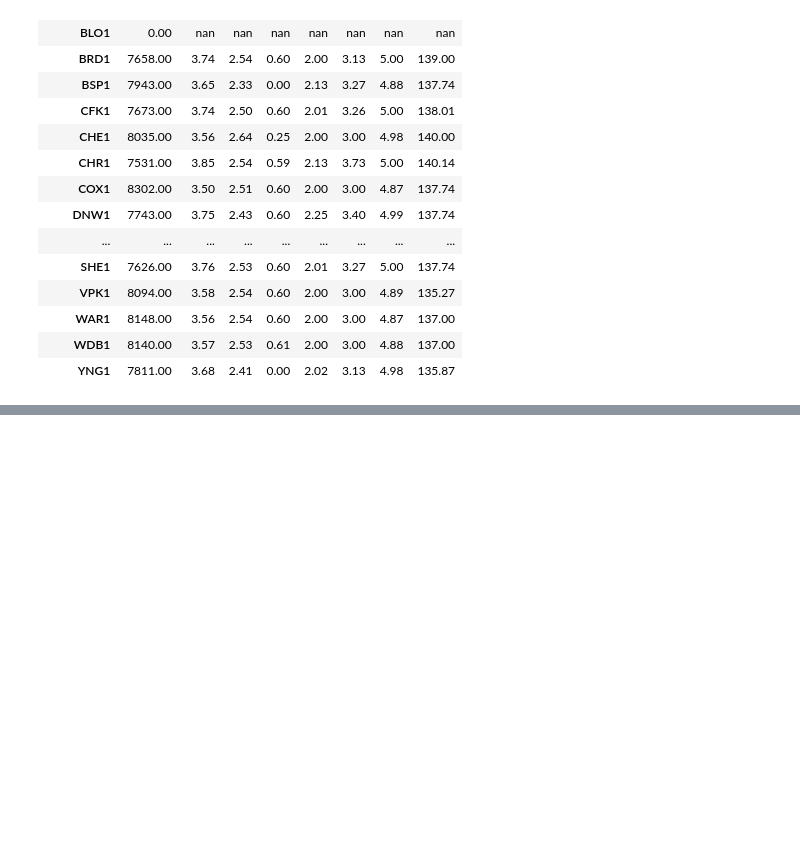
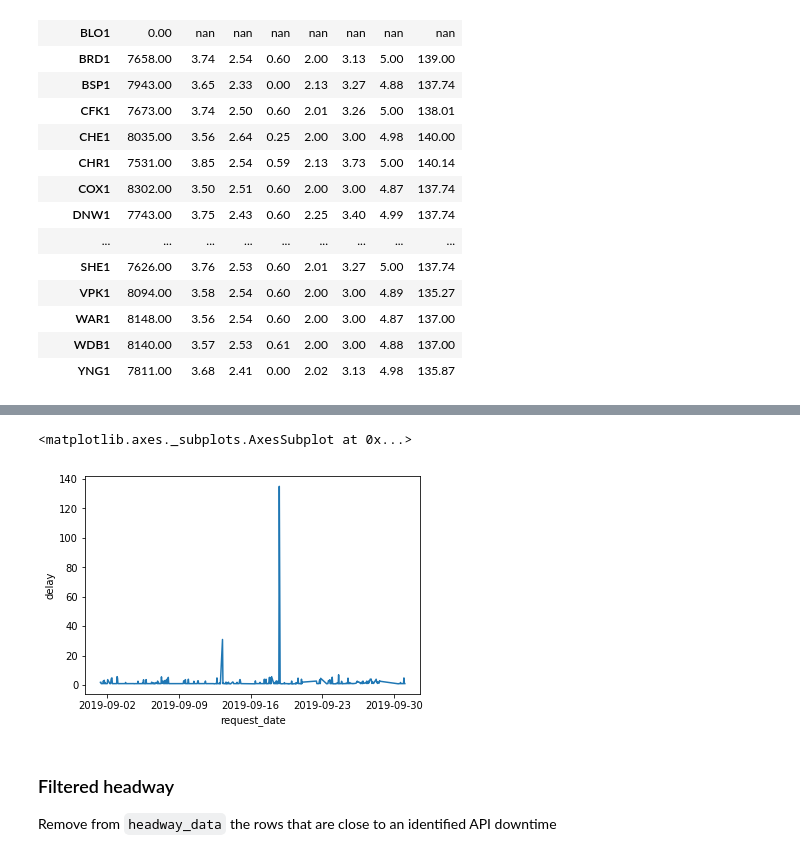
Before and after one commit to bani/ttc_subway_times, a Jupyter notebook: doc/headway_sql.ipynb, the cells around one changed output, grey strips where cells are left out. Cells and saved outputs as stored; diff of their text form; code cells hidden in the pictures; blank space fills up the shorter version.

```diff
--- a/doc/headway_sql.ipynb
+++ b/doc/headway_sql.ipynb
@@ -77,0 +148,26 @@ data.groupby('station_char').describe()
+# %%
+sql = '''
+WITH request_interval AS (
+SELECT request_date, lead(request_date) over (order by request_date) as next_request
+FROM requests
+)
+SELECT date_trunc('hour', request_date) as request_date, EXTRACT(EPOCH FROM MAX(next_request - request_date))/60 as delay
+FROM request_interval
+WHERE (request_date::time <= '01:30:00'::time
+   OR ((extract(dow from request_date) > 0 AND extract(hour from request_date) >= 6)
+   OR (extract(dow from request_date) = 0 AND extract(hour from request_date) >= 8)
+   ))
+GROUP BY 1
+ORDER BY 1
+'''
+df = pd.read_sql(sql, con)
+df1 = df[df['delay'] < 150]
+
+sns.lineplot(x="request_date", y="delay", data=df1)
+# %% [output]
+<matplotlib.axes._subplots.AxesSubplot at 0x...>
+[figure, added]
+# %% [markdown]
+### Filtered headway
+
+Remove from `headway_data` the rows that are close to an identified API downtime
```
Also changed, not shown: parts of 14 cells of this notebook.
